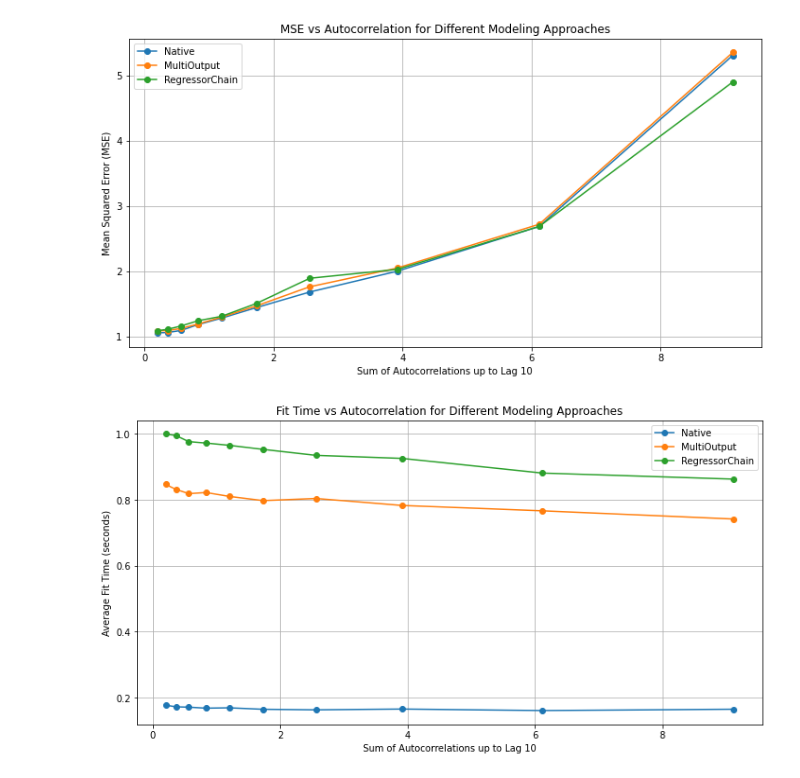
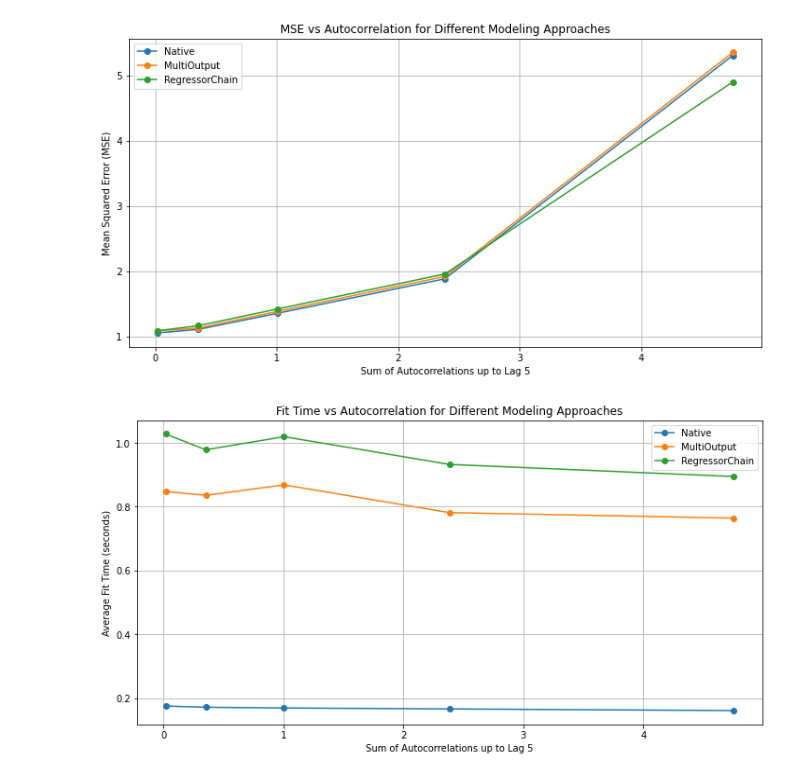
Before and after one commit to rahuljungbahadur/TimeSeriesAnalysis, a Jupyter notebook: autocorrelation.ipynb, the cells around one changed output. Drawn from its saved outputs; the diff is of its cells as text; code cells hidden in the pictures.

Commit message:
autocorrelations till step5

```diff
--- a/autocorrelation.ipynb
+++ b/autocorrelation.ipynb
@@ -44,7 +44,7 @@ def compute_autocorrelation(y, max_lag):
 results = []
 
 # Range of autocorrelation coefficients to test
-autocorr_coefs = np.linspace(0, 0.98, 10)  # From 0 to 0.95 in 10 steps
+autocorr_coefs = np.linspace(0, 0.98, 5)  # From 0 to 0.95 in 5 steps
 
 # Number of samples in the time series
 N = 500
@@ -57,7 +57,7 @@ tscv = TimeSeriesSplit(n_splits=n_splits)
 n_ahead = 5
 
 # Maximum lag for autocorrelation sum
-max_lag = 10
+max_lag = 5
 
 for phi in autocorr_coefs:
     # Generate dataset with specified autocorrelation
@@ -132,32 +132,32 @@ for phi in autocorr_coefs:
         'fit_time': avg_fit_time_chain
     })
 
 # Convert results to DataFrame
 results_df = pd.DataFrame(results)
 
 # Plotting MSE vs Autocorrelation
 plt.figure(figsize=(12, 6))
 for model in ['Native', 'MultiOutput', 'RegressorChain']:
     subset = results_df[results_df['model'] == model]
     plt.plot(subset['autocorr'], subset['mse'], marker='o', label=model)
 plt.xlabel(f'Sum of Autocorrelations up to Lag {max_lag}')
 plt.ylabel('Mean Squared Error (MSE)')
 plt.title('MSE vs Autocorrelation for Different Modeling Approaches')
 plt.legend()
 plt.grid(True)
 plt.show()
 
 # Plotting Fit Time vs Autocorrelation
 plt.figure(figsize=(12, 6))
 for model in ['Native', 'MultiOutput', 'RegressorChain']:
     subset = results_df[results_df['model'] == model]
     plt.plot(subset['autocorr'], subset['fit_time'], marker='o', label=model)
 plt.xlabel(f'Sum of Autocorrelations up to Lag {max_lag}')
 plt.ylabel('Average Fit Time (seconds)')
 plt.title('Fit Time vs Autocorrelation for Different Modeling Approaches')
 plt.legend()
 plt.grid(True)
 plt.show()
 # %% [output]
-[figure, old version]
+[figure, new version]
-[figure, old version]
+[figure, new version]
```
